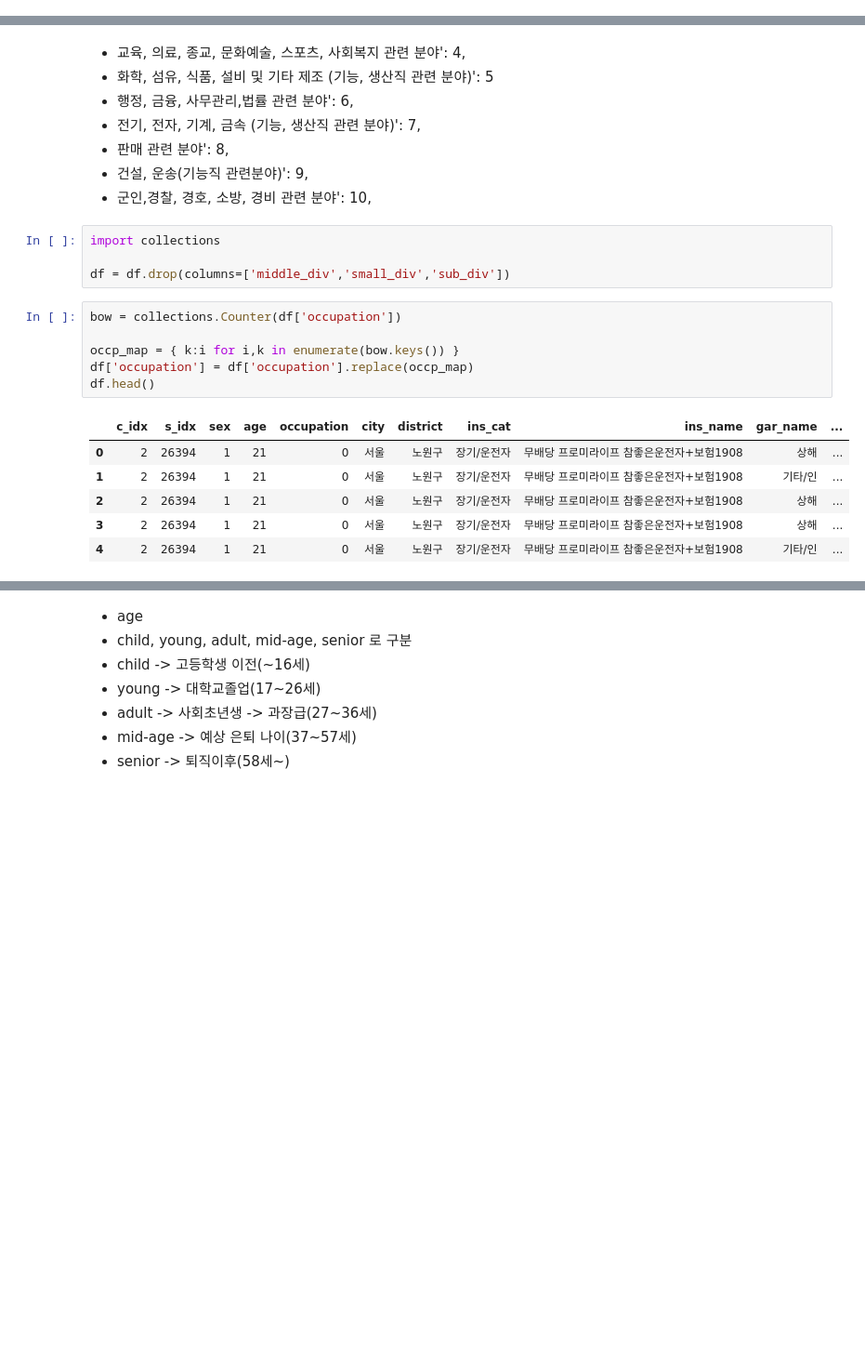
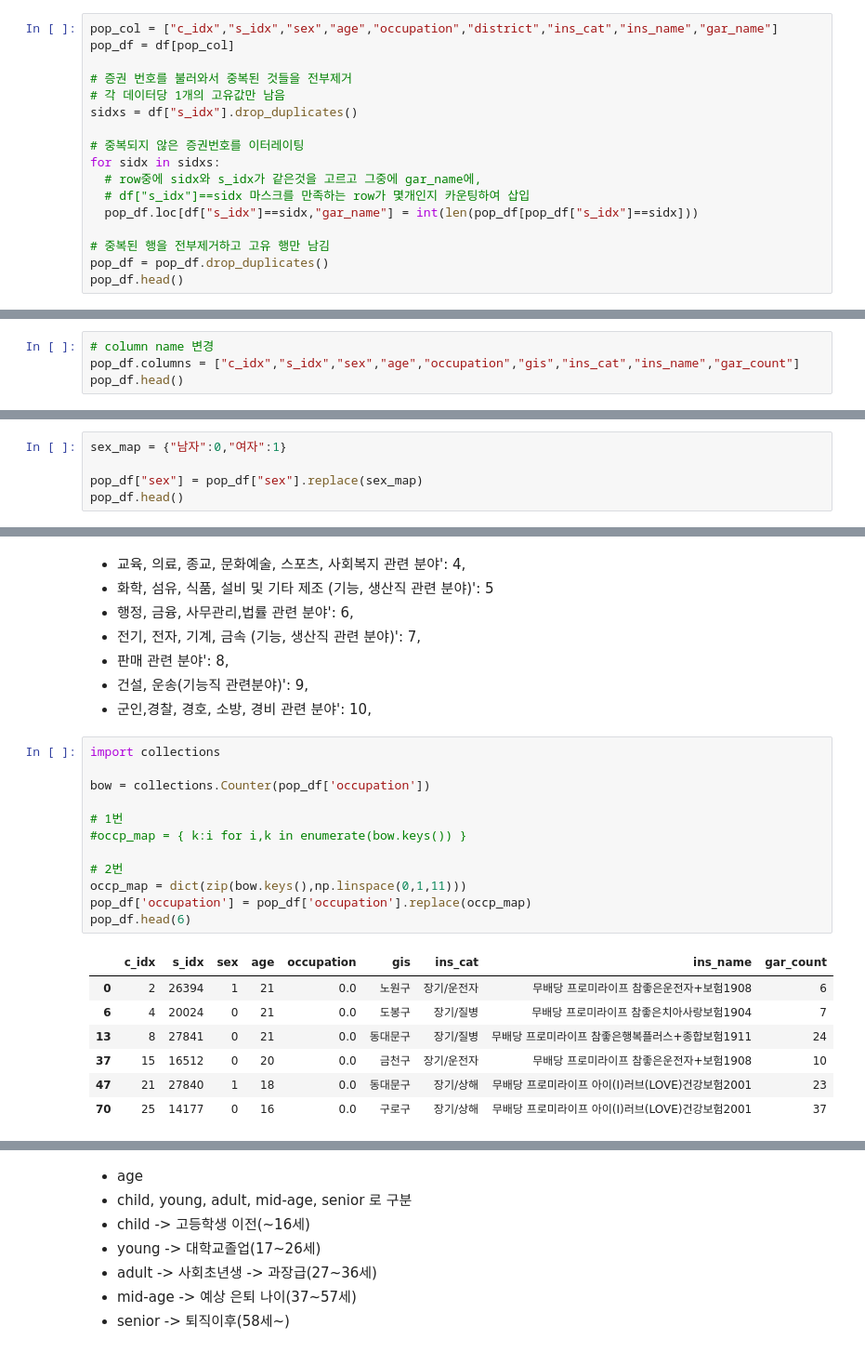
Before and after one commit to Rekt77/kisa_insuretech, a Jupyter notebook: kisa_insure.ipynb, the cells around one changed output, grey strips where cells are left out. Shown at 93% size. Drawn from its saved outputs; the diff is of its cells as text; blank space fills up the shorter version.

```diff
--- a/kisa_insure.ipynb
+++ b/kisa_insure.ipynb
@@ -67,0 +78,17 @@ pop_age.head()
+# %%
+pop_col = ["c_idx","s_idx","sex","age","occupation","district","ins_cat","ins_name","gar_name"]
+pop_df = df[pop_col]
+
+# 증권 번호를 불러와서 중복된 것들을 전부제거
+# 각 데이터당 1개의 고유값만 남음
+sidxs = df["s_idx"].drop_duplicates()
+
+# 중복되지 않은 증권번호를 이터레이팅
+for sidx in sidxs:
+  # row중에 sidx와 s_idx가 같은것을 고르고 그중에 gar_name에,
+  # df["s_idx"]==sidx 마스크를 만족하는 row가 몇개인지 카운팅하여 삽입
+  pop_df.loc[df["s_idx"]==sidx,"gar_name"] = int(len(pop_df[pop_df["s_idx"]==sidx]))
+
+# 중복된 행을 전부제거하고 고유 행만 남김
+pop_df = pop_df.drop_duplicates()
+pop_df.head()
@@ -67,0 +119,4 @@ pop_age.head()
+# %%
+# column name 변경
+pop_df.columns = ["c_idx","s_idx","sex","age","occupation","gis","ins_cat","ins_name","gar_count"]
+pop_df.head()
@@ -67,0 +130,5 @@ pop_age.head()
+# %%
+sex_map = {"남자":0,"여자":1}
+
+pop_df["sex"] = pop_df["sex"].replace(sex_map)
+pop_df.head()
@@ -144,20 +185,23 @@ df.head()
    * 판매 관련 분야': 8,
    * 건설, 운송(기능직 관련분야)': 9,
    * 군인,경찰, 경호, 소방, 경비 관련 분야': 10,
-# %%
-import collections
-
-df = df.drop(columns=['middle_div','small_div','sub_div'])
 # %%
-bow = collections.Counter(df['occupation'])
+import collections
 
-occp_map = { k:i for i,k in enumerate(bow.keys()) }
-df['occupation'] = df['occupation'].replace(occp_map)
-df.head()
+bow = collections.Counter(pop_df['occupation'])
+
+# 1번
+#occp_map = { k:i for i,k in enumerate(bow.keys()) }
+
+# 2번
+occp_map = dict(zip(bow.keys(),np.linspace(0,1,11)))
+pop_df['occupation'] = pop_df['occupation'].replace(occp_map)
+pop_df.head(6)
 # %% [output]
-|  | c_idx | s_idx | sex | age | occupation | city | district | ins_cat | ins_name | gar_name | ... |
-| 0 | 2 | 26394 | 1 | 21 | 0 | 서울 | 노원구 | 장기/운전자 | 무배당 프로미라이프 참좋은운전자+보험1908 | 상해 | ... |
-| 1 | 2 | 26394 | 1 | 21 | 0 | 서울 | 노원구 | 장기/운전자 | 무배당 프로미라이프 참좋은운전자+보험1908 | 기타/인 | ... |
-| 2 | 2 | 26394 | 1 | 21 | 0 | 서울 | 노원구 | 장기/운전자 | 무배당 프로미라이프 참좋은운전자+보험1908 | 상해 | ... |
-| 3 | 2 | 26394 | 1 | 21 | 0 | 서울 | 노원구 | 장기/운전자 | 무배당 프로미라이프 참좋은운전자+보험1908 | 상해 | ... |
-| 4 | 2 | 26394 | 1 | 21 | 0 | 서울 | 노원구 | 장기/운전자 | 무배당 프로미라이프 참좋은운전자+보험1908 | 기타/인 | ... |
+|  | c_idx | s_idx | sex | age | occupation | gis | ins_cat | ins_name | gar_count |
+| 0 | 2 | 26394 | 1 | 21 | 0.0 | 노원구 | 장기/운전자 | 무배당 프로미라이프 참좋은운전자+보험1908 | 6 |
+| 6 | 4 | 20024 | 0 | 21 | 0.0 | 도봉구 | 장기/질병 | 무배당 프로미라이프 참좋은치아사랑보험1904 | 7 |
+| 13 | 8 | 27841 | 0 | 21 | 0.0 | 동대문구 | 장기/질병 | 무배당 프로미라이프 참좋은행복플러스+종합보험1911 | 24 |
+| 37 | 15 | 16512 | 0 | 20 | 0.0 | 금천구 | 장기/운전자 | 무배당 프로미라이프 참좋은운전자+보험1908 | 10 |
+| 47 | 21 | 27840 | 1 | 18 | 0.0 | 동대문구 | 장기/상해 | 무배당 프로미라이프 아이(I)러브(LOVE)건강보험2001 | 23 |
+| 70 | 25 | 14177 | 0 | 16 | 0.0 | 구로구 | 장기/상해 | 무배당 프로미라이프 아이(I)러브(LOVE)건강보험2001 | 37 |
```
Also changed, not shown: parts of 38 cells of this notebook.
